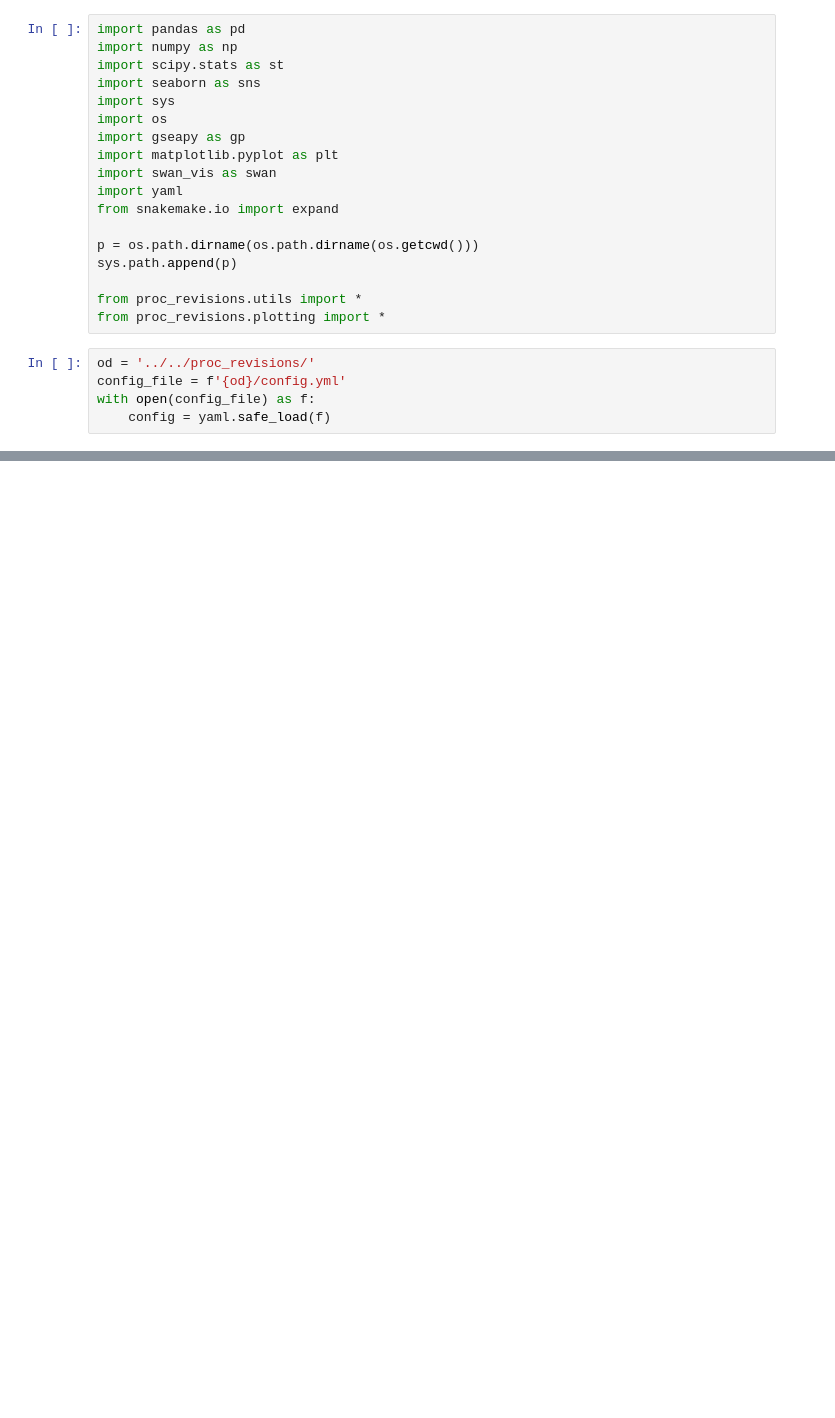
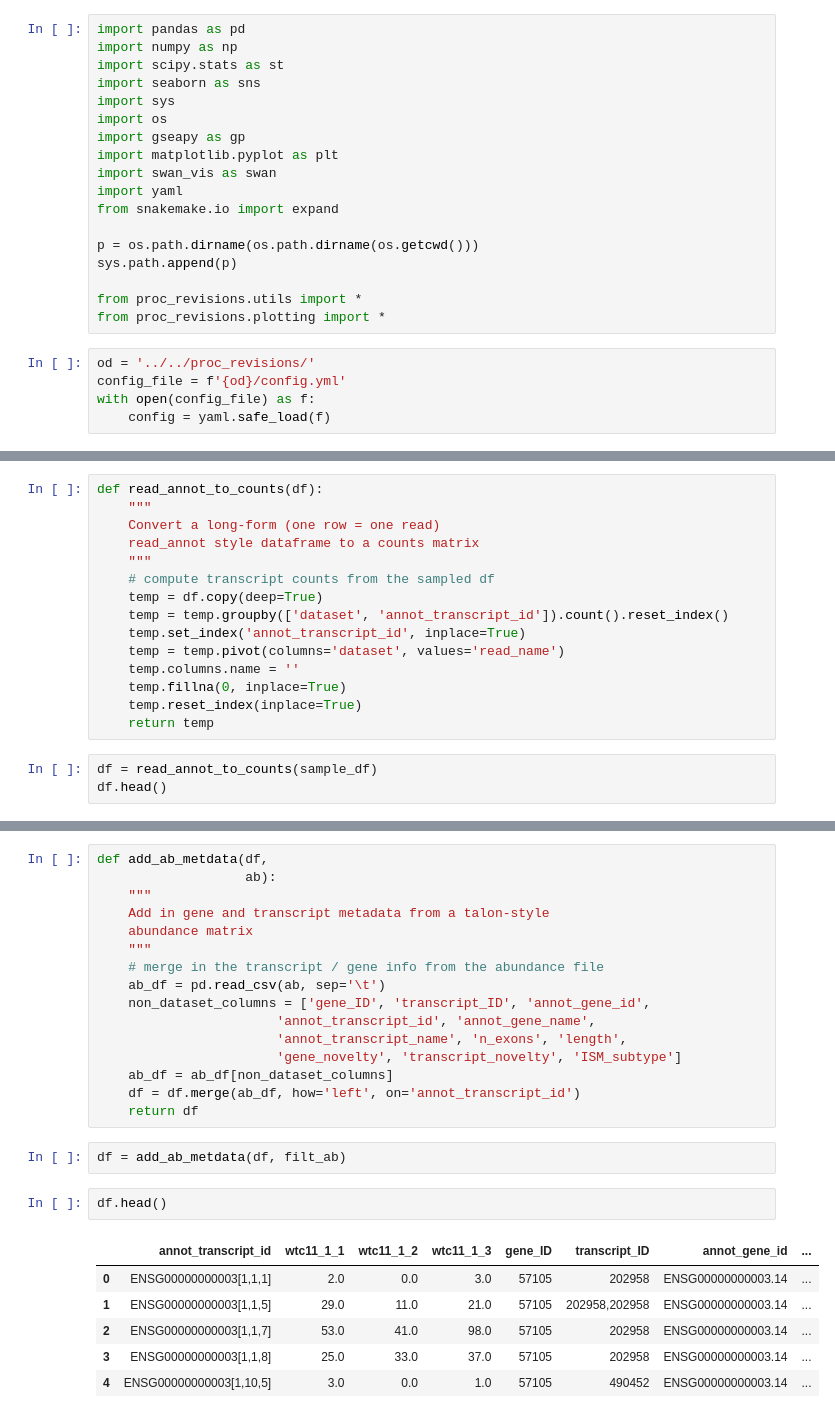
Before and after one commit to fairliereese/paper_rnawg, a Jupyter notebook: figures_revisions/revisions/subsample_wtc11.ipynb, the cells around one changed output, grey strips where cells are left out. Saved outputs shown, nothing was run; the diff lists cells and outputs as text; blank space fills up the shorter version.

```diff
--- a/figures_revisions/revisions/subsample_wtc11.ipynb
+++ b/figures_revisions/revisions/subsample_wtc11.ipynb
@@ -49,0 +118,18 @@ m_lib_meta = od+expand(config['lr']['meta'], species='mouse')[0]
+# %%
+def read_annot_to_counts(df):
+    """
+    Convert a long-form (one row = one read)
+    read_annot style dataframe to a counts matrix
+    """
+    # compute transcript counts from the sampled df
+    temp = df.copy(deep=True)
+    temp = temp.groupby(['dataset', 'annot_transcript_id']).count().reset_index()
+    temp.set_index('annot_transcript_id', inplace=True)
+    temp = temp.pivot(columns='dataset', values='read_name')
+    temp.columns.name = ''
+    temp.fillna(0, inplace=True)
+    temp.reset_index(inplace=True)
+    return temp
+# %%
+df = read_annot_to_counts(sample_df)
+df.head()
@@ -49,0 +143,27 @@ m_lib_meta = od+expand(config['lr']['meta'], species='mouse')[0]
+# %%
+def add_ab_metdata(df,
+                   ab):
+    """
+    Add in gene and transcript metadata from a talon-style
+    abundance matrix
+    """
+    # merge in the transcript / gene info from the abundance file
+    ab_df = pd.read_csv(ab, sep='\t')
+    non_dataset_columns = ['gene_ID', 'transcript_ID', 'annot_gene_id',
+                       'annot_transcript_id', 'annot_gene_name',
+                       'annot_transcript_name', 'n_exons', 'length',
+                       'gene_novelty', 'transcript_novelty', 'ISM_subtype']
+    ab_df = ab_df[non_dataset_columns]
+    df = df.merge(ab_df, how='left', on='annot_transcript_id')
+    return df
+# %%
+df = add_ab_metdata(df, filt_ab)
+# %%
+df.head()
+# %% [output]
+|  | annot_transcript_id | wtc11_1_1 | wtc11_1_2 | wtc11_1_3 | gene_ID | transcript_ID | annot_gene_id | ... |
+| 0 | ENSG00000000003[1,1,1] | 2.0 | 0.0 | 3.0 | 57105 | 202958 | ENSG00000000003.14 | ... |
+| 1 | ENSG00000000003[1,1,5] | 29.0 | 11.0 | 21.0 | 57105 | 202958,202958 | ENSG00000000003.14 | ... |
+| 2 | ENSG00000000003[1,1,7] | 53.0 | 41.0 | 98.0 | 57105 | 202958 | ENSG00000000003.14 | ... |
+| 3 | ENSG00000000003[1,1,8] | 25.0 | 33.0 | 37.0 | 57105 | 202958 | ENSG00000000003.14 | ... |
+| 4 | ENSG00000000003[1,10,5] | 3.0 | 0.0 | 1.0 | 57105 | 490452 | ENSG00000000003.14 | ... |
```
Also changed, not shown: parts of 41 cells of this notebook.
